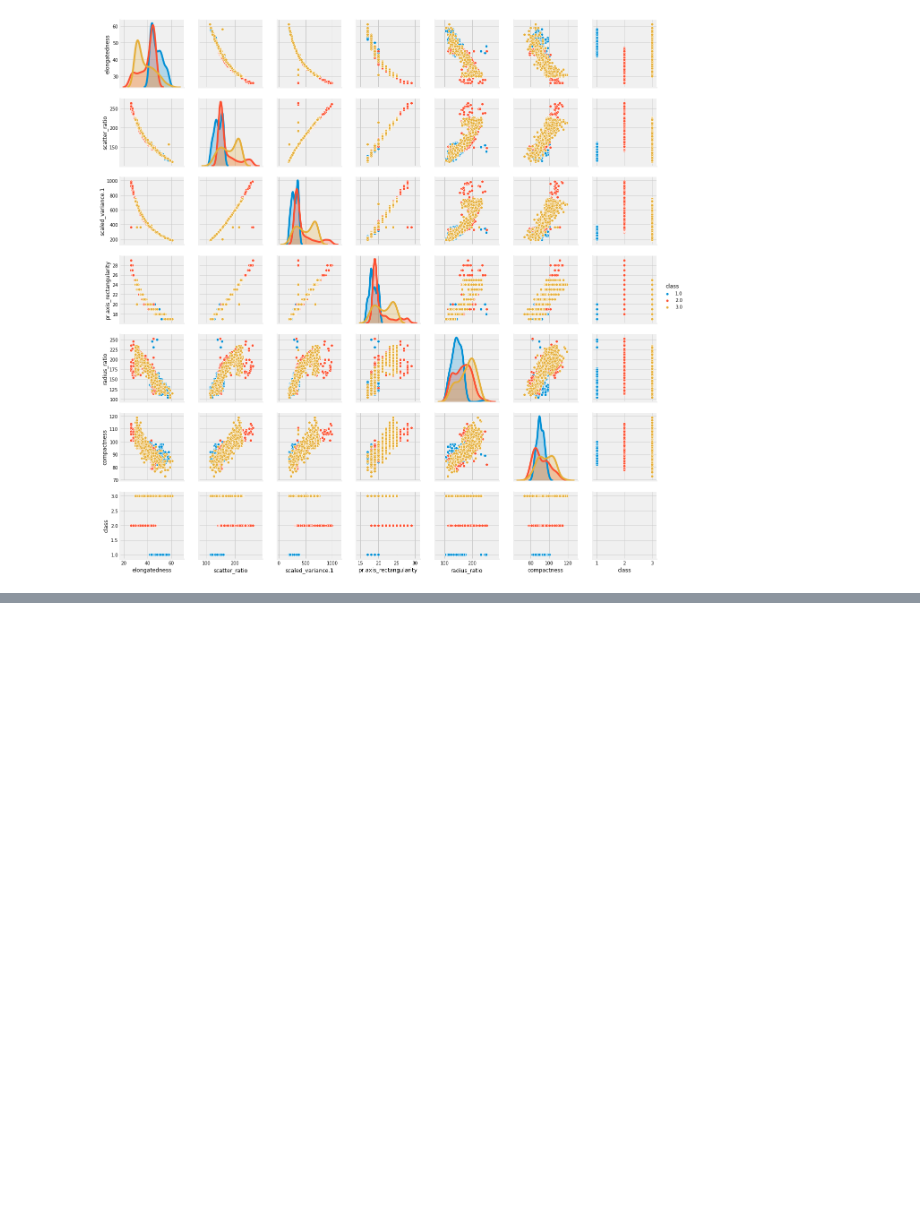
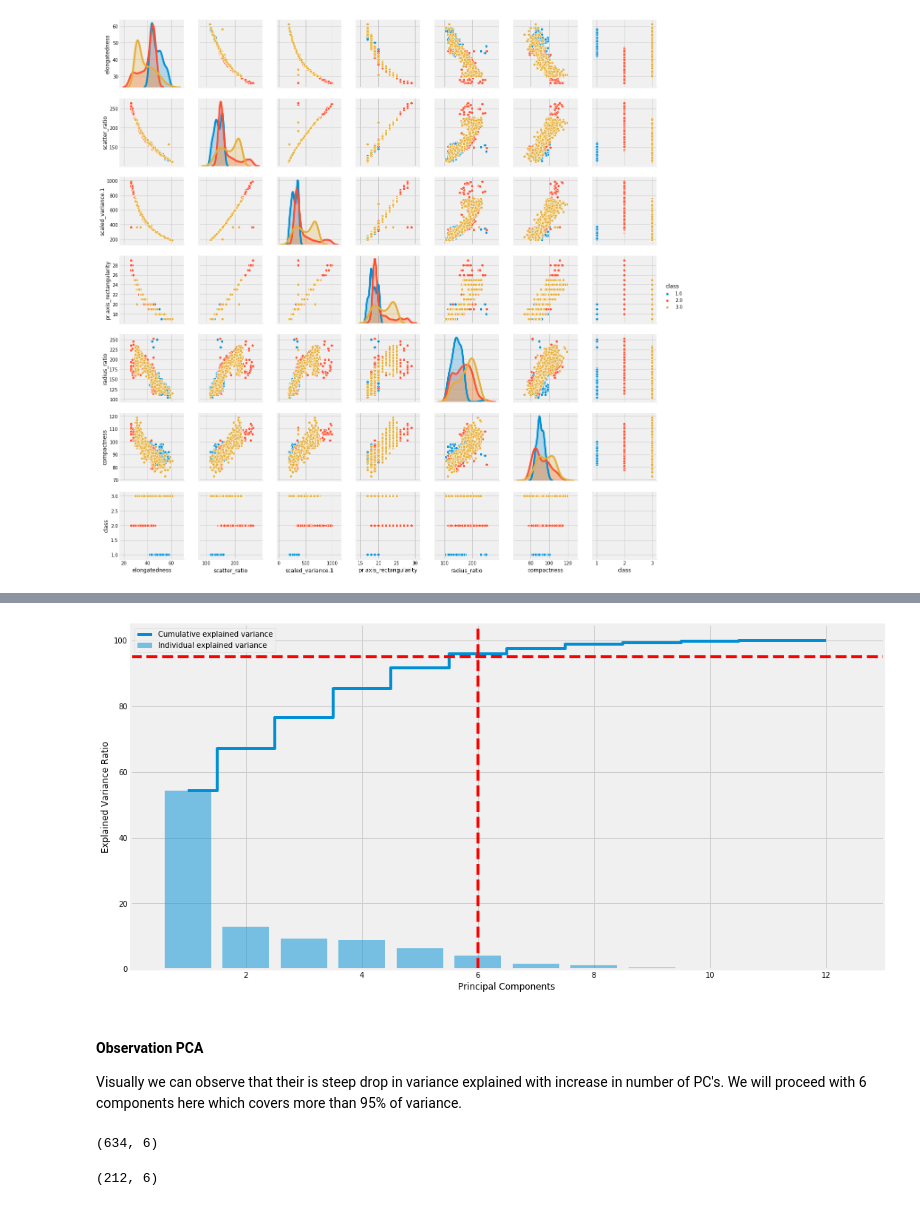
Before and after one commit to code4kunal/eda-python-examples, a Jupyter notebook: unsupervised-learning/Unsupervised_Learning_kunal_saxena.ipynb, the cells around one changed output, grey strips where cells are left out. Cells and saved outputs as stored; diff of their text form; code cells hidden in the pictures; blank space fills up the shorter version.

```diff
--- a/unsupervised-learning/Unsupervised_Learning_kunal_saxena.ipynb
+++ b/unsupervised-learning/Unsupervised_Learning_kunal_saxena.ipynb
@@ -633,0 +743,28 @@ vehicle_im.shape
+# %%
+# Ploting
+plt.figure(figsize = (15 , 7.2))
+plt.bar(range(1, eig_vals.size + 1), var_exp, alpha = 0.5, align = 'center', label = 'Individual explained variance')
+plt.step(range(1, eig_vals.size + 1), cum_var_exp, where = 'mid', label = 'Cumulative explained variance')
+plt.axhline(y = 95, color = 'r', linestyle = '--')
+plt.axvline(x = 6, color = 'r', linestyle = '--')
+plt.ylabel('Explained Variance Ratio')
+plt.xlabel('Principal Components')
+plt.legend(loc = 'best')
+plt.tight_layout()
+plt.show()
+# %% [output]
+[figure, added]
+# %% [markdown]
+####  Observation PCA
+Visually we can observe that their is steep drop in variance explained with increase in number of PC's.
+We will proceed with 6 components here which covers more than 95% of variance.
+# %%
+# Reducing the dimensions from 12 to 6
+pca = PCA(n_components = 6, random_state = random_state)
+pca.fit(X_train)
+X_train_reduced = pca.fit_transform(X_train)
+X_test_reduced = pca.fit_transform(X_test)
+display(X_train_reduced.shape, X_test_reduced.shape)
+# %% [output]
+(634, 6)
+(212, 6)
```
Also changed, not shown: parts of 31 cells of this notebook.
